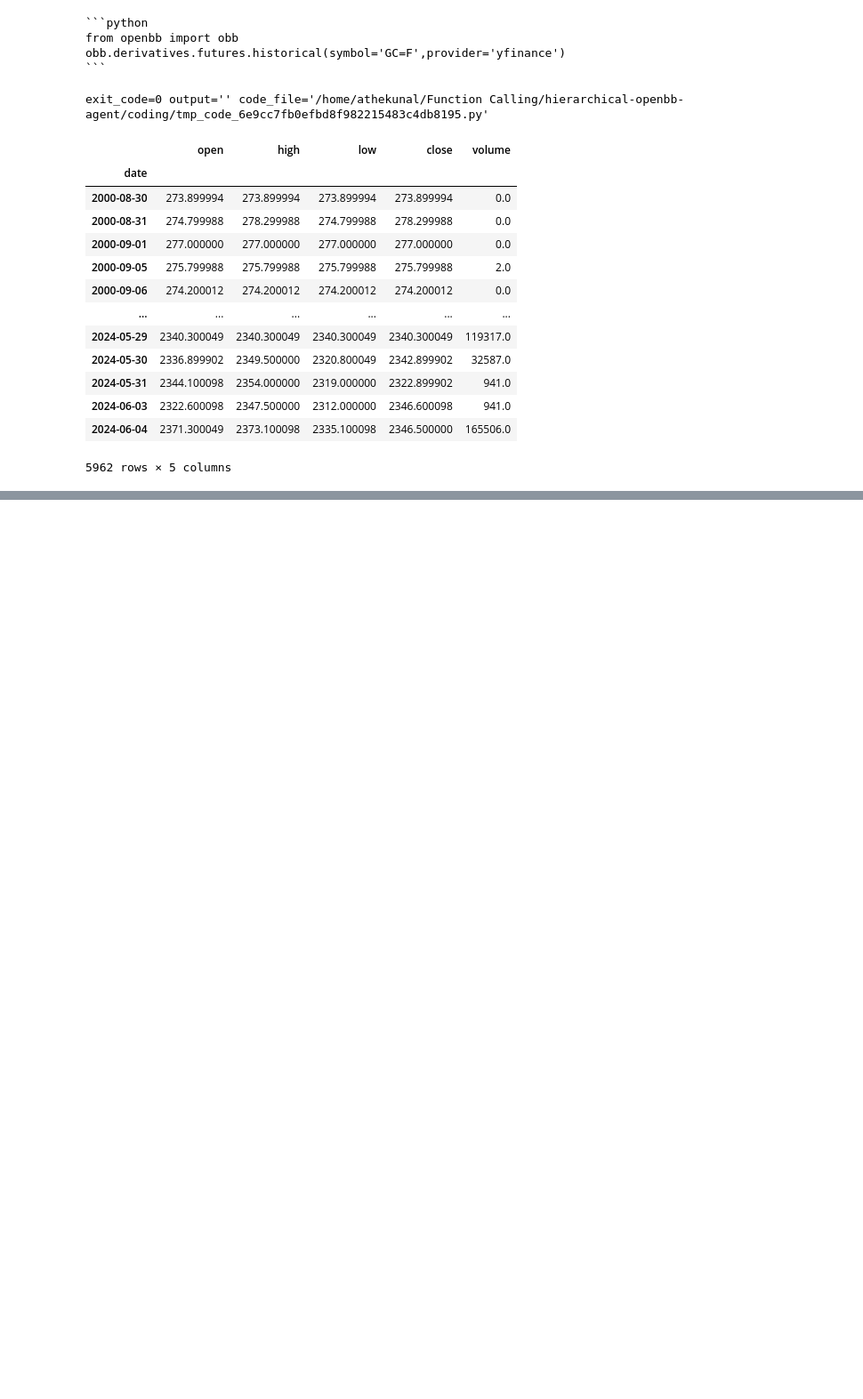
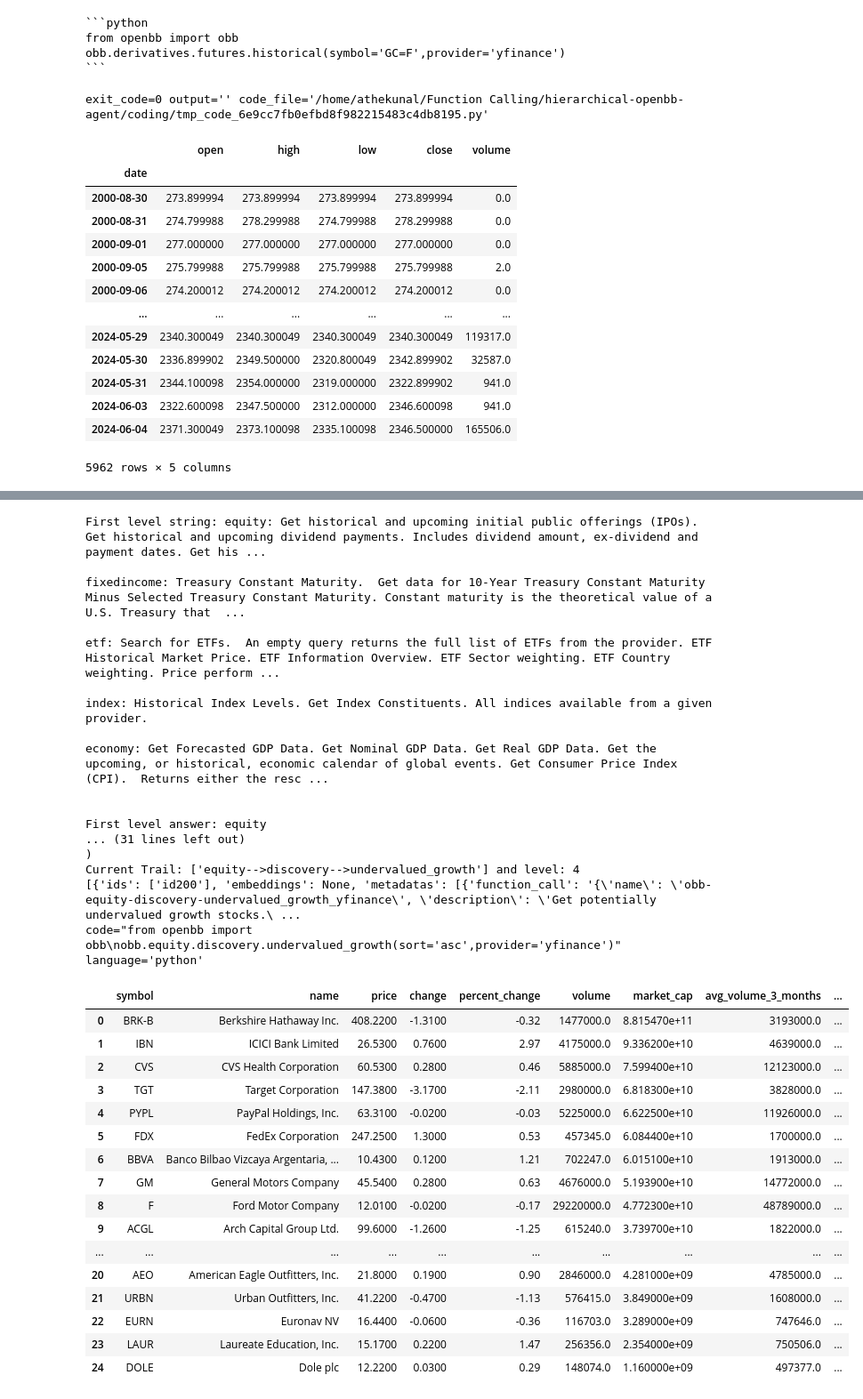
Before and after one commit to Athe-kunal/openbb-agent, a Jupyter notebook: Agent.ipynb, the cells around one changed output, grey strips where cells are left out. Shown at 89% size. Saved outputs shown, nothing was run; the diff lists cells and outputs as text; code cells hidden in the pictures; blank space fills up the shorter version.

```diff
--- a/Agent.ipynb
+++ b/Agent.ipynb
@@ -273,0 +624,40 @@ CodeResult(exit_code=0, output='')
+# %%
+code_block = main_function_calling("I want undervalued growth stocks sorted in ascending order?")
+print(code_block)
+
+notebook_executor.execute_code_blocks([code_block])
+# %% [output]
+First level string: equity: Get historical and upcoming initial public offerings (IPOs). Get historical and upcoming dividend payments. Includes dividend amount, ex-dividend and payment dates. Get his ...
+
+fixedincome: Treasury Constant Maturity.  Get data for 10-Year Treasury Constant Maturity Minus Selected Treasury Constant Maturity. Constant maturity is the theoretical value of a U.S. Treasury that  ...
+
+etf: Search for ETFs.  An empty query returns the full list of ETFs from the provider. ETF Historical Market Price. ETF Information Overview. ETF Sector weighting. ETF Country weighting. Price perform ...
+
+index: Historical Index Levels. Get Index Constituents. All indices available from a given provider.
+
+economy: Get Forecasted GDP Data. Get Nominal GDP Data. Get Real GDP Data. Get the upcoming, or historical, economic calendar of global events. Get Consumer Price Index (CPI).  Returns either the resc ...
+
+
+First level answer: equity
+... (31 lines left out)
+)
+Current Trail: ['equity-->discovery-->undervalued_growth'] and level: 4
+[{'ids': ['id200'], 'embeddings': None, 'metadatas': [{'function_call': '{\'name\': \'obb-equity-discovery-undervalued_growth_yfinance\', \'description\': \'Get potentially undervalued growth stocks.\ ...
+code="from openbb import obb\nobb.equity.discovery.undervalued_growth(sort='asc',provider='yfinance')" language='python'
+|  | symbol | name | price | change | percent_change | volume | market_cap | avg_volume_3_months | ... |
+| 0 | BRK-B | Berkshire Hathaway Inc. | 408.2200 | -1.3100 | -0.32 | 1477000.0 | 8.815470e+11 | 3193000.0 | ... |
+| 1 | IBN | ICICI Bank Limited | 26.5300 | 0.7600 | 2.97 | 4175000.0 | 9.336200e+10 | 4639000.0 | ... |
+| 2 | CVS | CVS Health Corporation | 60.5300 | 0.2800 | 0.46 | 5885000.0 | 7.599400e+10 | 12123000.0 | ... |
+| 3 | TGT | Target Corporation | 147.3800 | -3.1700 | -2.11 | 2980000.0 | 6.818300e+10 | 3828000.0 | ... |
+| 4 | PYPL | PayPal Holdings, Inc. | 63.3100 | -0.0200 | -0.03 | 5225000.0 | 6.622500e+10 | 11926000.0 | ... |
+| 5 | FDX | FedEx Corporation | 247.2500 | 1.3000 | 0.53 | 457345.0 | 6.084400e+10 | 1700000.0 | ... |
+| 6 | BBVA | Banco Bilbao Vizcaya Argentaria, ... | 10.4300 | 0.1200 | 1.21 | 702247.0 | 6.015100e+10 | 1913000.0 | ... |
+| 7 | GM | General Motors Company | 45.5400 | 0.2800 | 0.63 | 4676000.0 | 5.193900e+10 | 14772000.0 | ... |
+| 8 | F | Ford Motor Company | 12.0100 | -0.0200 | -0.17 | 29220000.0 | 4.772300e+10 | 48789000.0 | ... |
+| 9 | ACGL | Arch Capital Group Ltd. | 99.6000 | -1.2600 | -1.25 | 615240.0 | 3.739700e+10 | 1822000.0 | ... |
+| ... | ... | ... | ... | ... | ... | ... | ... | ... | ... |
+| 20 | AEO | American Eagle Outfitters, Inc. | 21.8000 | 0.1900 | 0.90 | 2846000.0 | 4.281000e+09 | 4785000.0 | ... |
+| 21 | URBN | Urban Outfitters, Inc. | 41.2200 | -0.4700 | -1.13 | 576415.0 | 3.849000e+09 | 1608000.0 | ... |
+| 22 | EURN | Euronav NV | 16.4400 | -0.0600 | -0.36 | 116703.0 | 3.289000e+09 | 747646.0 | ... |
+| 23 | LAUR | Laureate Education, Inc. | 15.1700 | 0.2200 | 1.47 | 256356.0 | 2.354000e+09 | 750506.0 | ... |
+| 24 | DOLE | Dole plc | 12.2200 | 0.0300 | 0.29 | 148074.0 | 1.160000e+09 | 497377.0 | ... |
```
Also changed, not shown: parts of 34 cells of this notebook, 1 other file.
